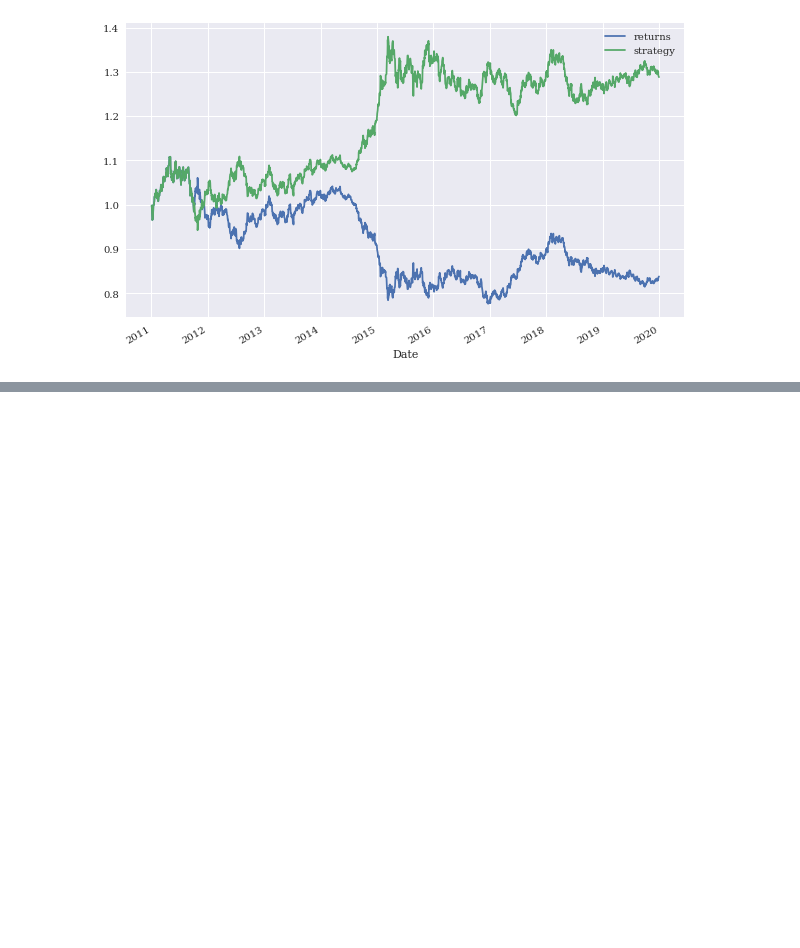
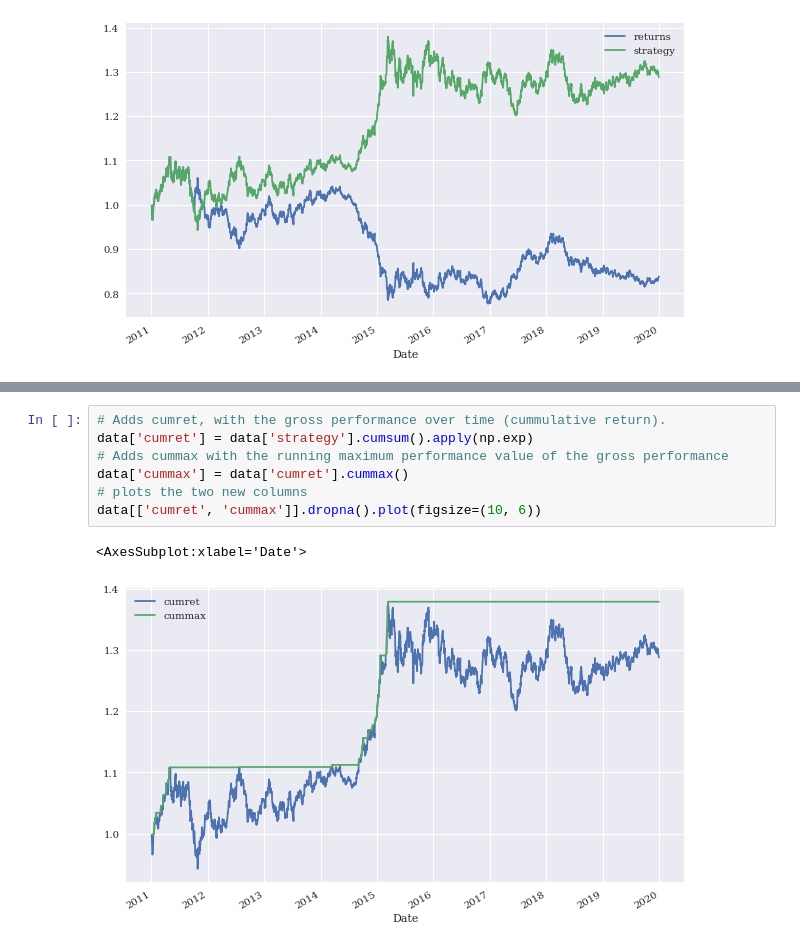
Before and after one commit to jinksPadlock/dsFin, a Jupyter notebook: PfA_CH4.ipynb, the cells around one changed output, grey strips where cells are left out. Drawn from its saved outputs; the diff is of its cells as text; blank space fills up the shorter version.

```diff
--- a/PfA_CH4.ipynb
+++ b/PfA_CH4.ipynb
@@ -216,0 +249,10 @@ data[['returns', 'strategy']].cumsum().apply(np.exp).plot(figsize=(10, 6))
+# %%
+# Adds cumret, with the gross performance over time (cummulative return).
+data['cumret'] = data['strategy'].cumsum().apply(np.exp)
+# Adds cummax with the running maximum performance value of the gross performance
+data['cummax'] = data['cumret'].cummax()
+# plots the two new columns
+data[['cumret', 'cummax']].dropna().plot(figsize=(10, 6))
+# %% [output]
+<AxesSubplot:xlabel='Date'>
+[figure, added]
```
Also changed, not shown: parts of 2 cells of this notebook.
